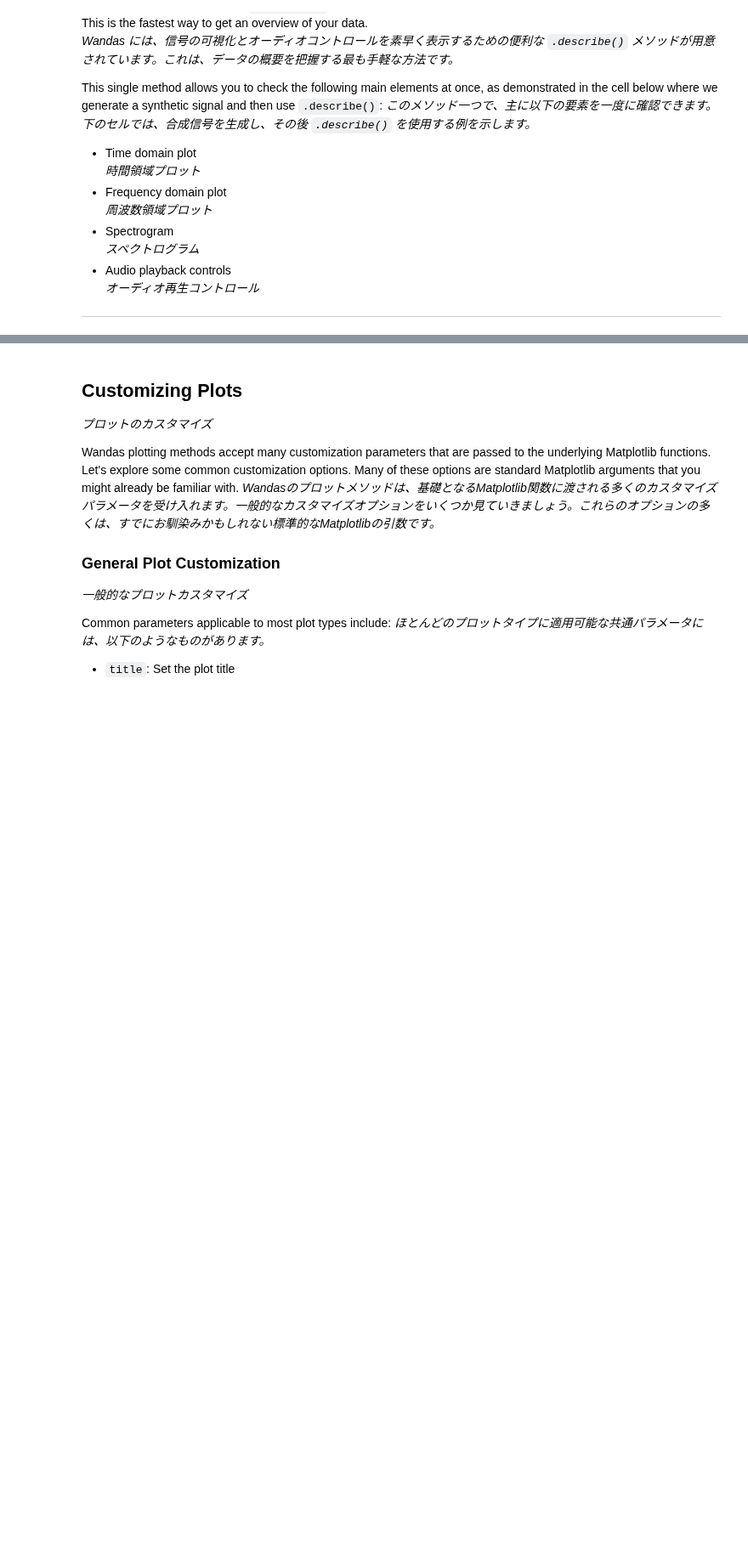
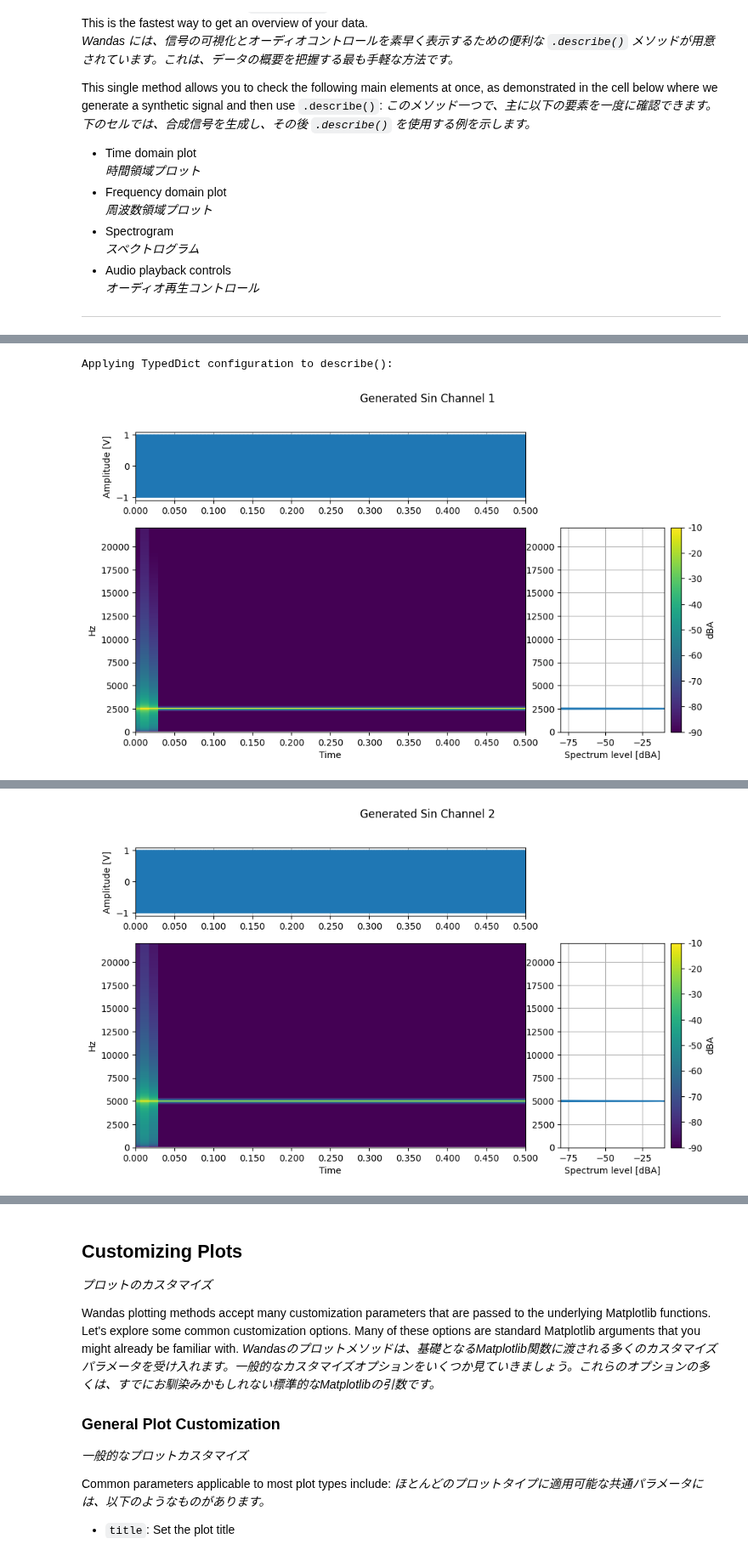
Before and after one commit to kasahart/wandas, a Jupyter notebook: tutorial/03_visualization.ipynb, the cells around one changed output, grey strips where cells are left out. Shown at 85% size. Drawn from its saved outputs; the diff is of its cells as text; code cells hidden in the pictures; blank space fills up the shorter version.

Commit message:
Explicit Parameters vs TypedDict added.

```diff
--- a/tutorial/03_visualization.ipynb
+++ b/tutorial/03_visualization.ipynb
@@ -102,0 +147,39 @@ Customized describe:
+# %%
+# Import TypedDict definitions
+# TypedDict定義をインポート
+from wandas.visualization.types import WaveformConfig, SpectralConfig, DescribeParams
+
+# Example 1: Using WaveformConfig for consistent time-domain styling
+# 例1：一貫した時間領域スタイリングのためのWaveformConfigの使用
+waveform_style: WaveformConfig = {
+    "ylabel": "Amplitude [V]",
+    "xlim": (0, 0.5),
+}
+
+# Example 2: Using SpectralConfig for consistent frequency-domain styling
+# 例2：一貫した周波数領域スタイリングのためのSpectralConfigの使用
+spectral_style: SpectralConfig = {
+    "xlim": (-80, -10),
+}
+
+# Example 3: Complete describe() configuration using DescribeParams
+# 例3：DescribeParamsを使用した完全なdescribe()設定
+audio_analysis_config: DescribeParams = {
+    "fmin": 20,
+    "fmax": 8000,
+    "cmap": "viridis",
+    "vmin": -90,
+    "vmax": -10,
+    "Aw": True,  # Apply A-weighting for environmental noise assessment
+    "waveform": waveform_style,
+    "spectral": spectral_style,
+    "normalize": False,
+}
+
+# Apply the configuration using **kwargs expansion
+# **kwargs展開を使用して設定を適用
+print("Applying TypedDict configuration to describe():")
+cf.describe(**audio_analysis_config, is_close=True)
+# %% [output]
+Applying TypedDict configuration to describe():
+[figure, added]
@@ -102,0 +187 @@ Customized describe:
+[figure, added]
```
Also changed, not shown: parts of 5 cells of this notebook.
